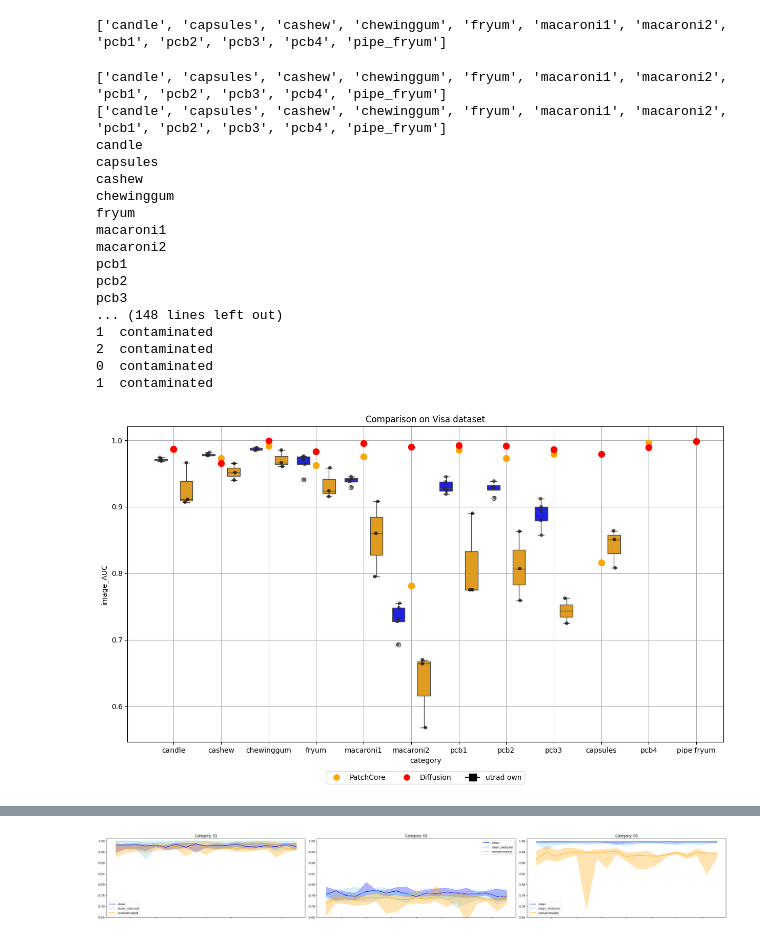
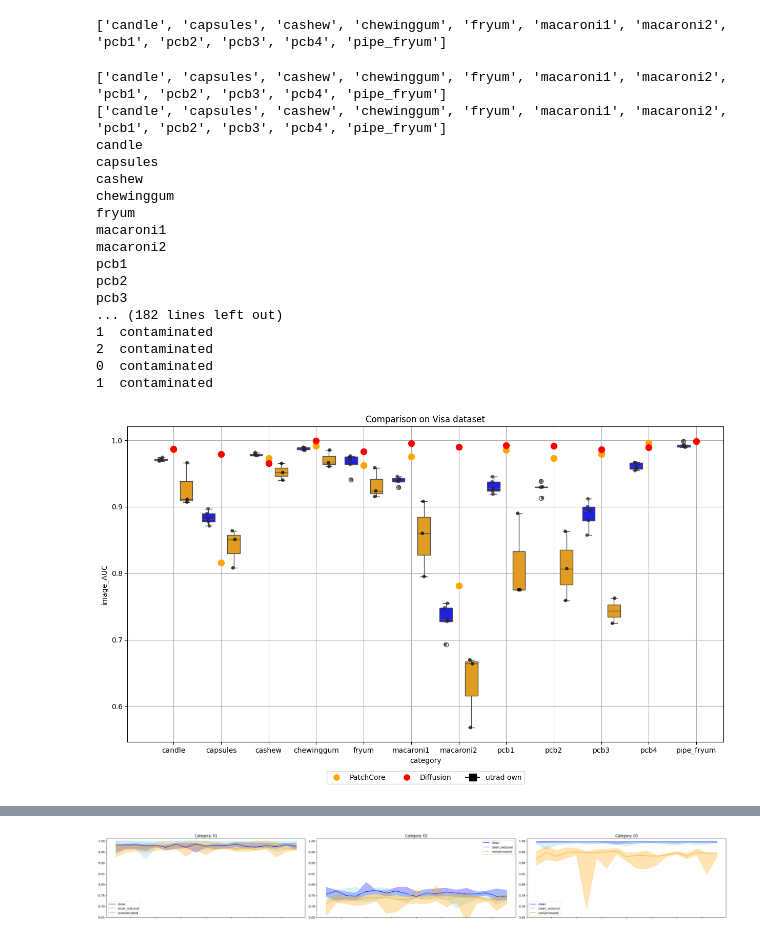
Before and after one commit to buehlpa/UTRAD, a Jupyter notebook: inspect_training_val_visa.ipynb, the cells around one changed output, grey strips where cells are left out. Saved outputs shown, nothing was run; the diff lists cells and outputs as text; code cells hidden in the pictures.

```diff
--- a/inspect_training_val_visa.ipynb
+++ b/inspect_training_val_visa.ipynb
@@ -139,7 +139,7 @@ data = {
     "pcb2":       [0.973, 0.991],
     "pcb3":       [0.979, 0.986],
     "pcb4":       [0.996, 0.989],
-    "pipe fryum": [0.998, 0.998],
+    "pipe_fryum": [0.998, 0.998],
 }
 
 # Creating dictionaries for PatchCore and Ours
@@ -163,35 +163,35 @@ for category, auc in auc_diffusion.items():
     ax.scatter(x=[category], y=auc, color='red', s=75, zorder=5)
 
 
 # Add custom legend
 legend_elements = [
     plt.Line2D([0], [0], marker='o', color='w', label='PatchCore', markerfacecolor='orange', markersize=10),
     plt.Line2D([0], [0], marker='o', color='w', label='Diffusion', markerfacecolor='red', markersize=10),
     plt.Line2D([0], [0], marker='s', color='black', label='utrad own', markersize=10)
 ]
 ax.legend(handles=legend_elements, loc='upper center', bbox_to_anchor=(0.5, -0.081), ncol=3)
 plt.title('Comparison on Visa dataset')
 plt.grid(True)
 plt.show()
 # %% [output]
 ['candle', 'capsules', 'cashew', 'chewinggum', 'fryum', 'macaroni1', 'macaroni2', 'pcb1', 'pcb2', 'pcb3', 'pcb4', 'pipe_fryum']
 ['candle', 'capsules', 'cashew', 'chewinggum', 'fryum', 'macaroni1', 'macaroni2', 'pcb1', 'pcb2', 'pcb3', 'pcb4', 'pipe_fryum']
 candle
 capsules
 cashew
 chewinggum
 fryum
 macaroni1
 macaroni2
 pcb1
 pcb2
 pcb3
-... (148 lines left out)
+... (182 lines left out)
 1  contaminated
 2  contaminated
 0  contaminated
 1  contaminated
-[figure, old version]
+[figure, new version]
 # %%
 def read_all_log_info(root= '/home/bule/projects/UTRAD/results/mvtec/',log='args.log',exp_name= "Exp_07_06",contamination='10',setting='contaminated',run_range= np.arange(1,6),postprocessing='original',CONFIG_PATH='/home/bule/projects/UTRAD/configurations/mvtec.json'):
 
```
Also changed, not shown: parts of 4 cells of this notebook.
